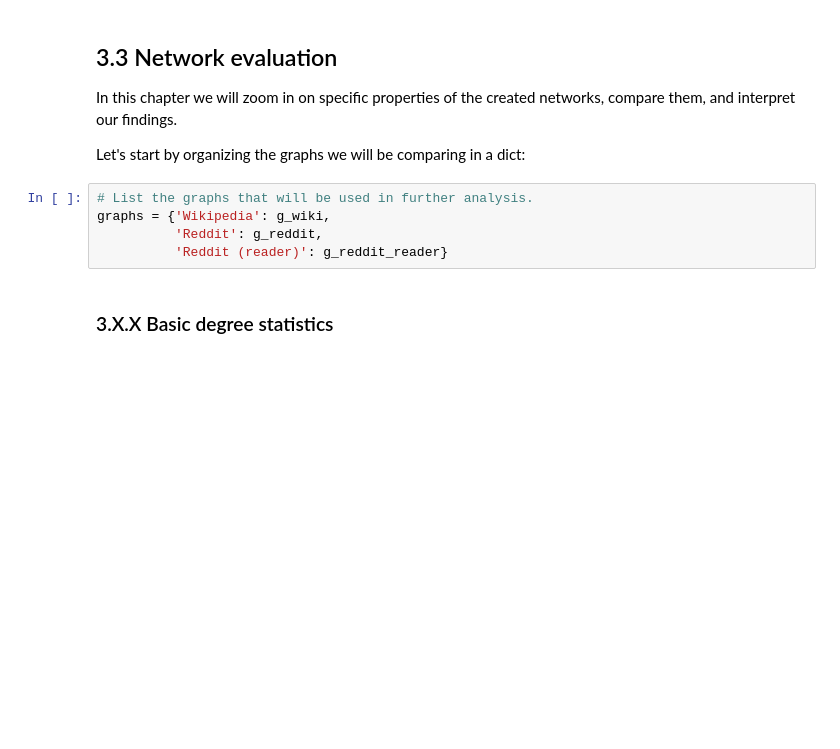
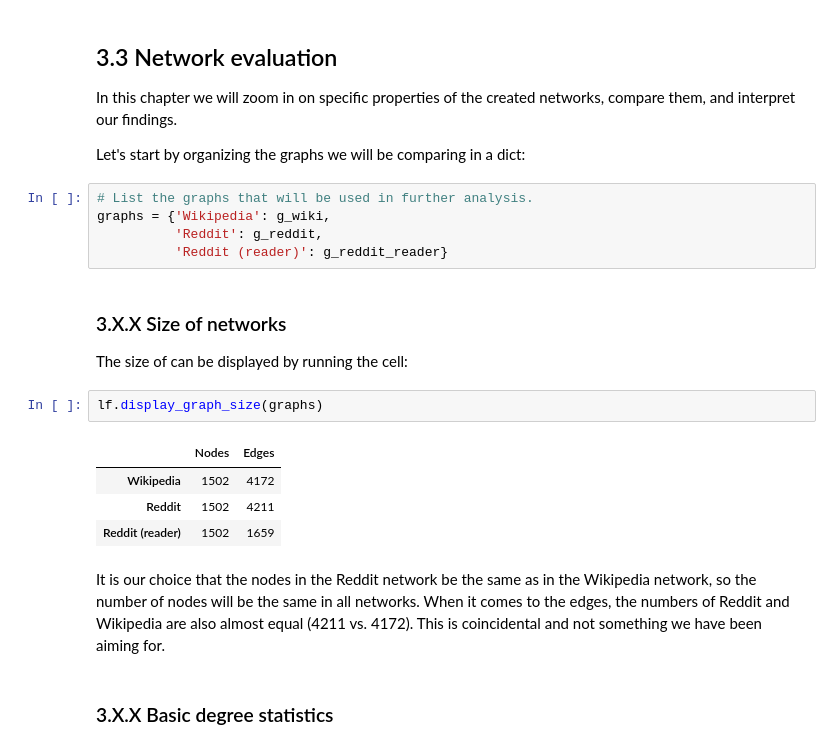
Before and after one commit to wojciechdk/Social_Graphs_and_Interactions_Final_Project, a Jupyter notebook: explainer_notebook/explainer_notebook_wojciech.ipynb, the cells around one changed output. Cells and saved outputs as stored; diff of their text form; blank space fills up the shorter version.

```diff
--- a/explainer_notebook/explainer_notebook_wojciech.ipynb
+++ b/explainer_notebook/explainer_notebook_wojciech.ipynb
@@ -320,6 +323,19 @@ Let's start by organizing the graphs we will be comparing in a dict:
 graphs = {'Wikipedia': g_wiki,
           'Reddit': g_reddit,
           'Reddit (reader)': g_reddit_reader}
+# %% [markdown]
+### 3.X.X Size of networks
+
+The size of can be displayed by running the cell:
+# %%
+lf.display_graph_size(graphs)
+# %% [output]
+|  | Nodes | Edges |
+| Wikipedia | 1502 | 4172 |
+| Reddit | 1502 | 4211 |
+| Reddit (reader) | 1502 | 1659 |
+# %% [markdown]
+It is our choice that the nodes in the Reddit network be the same as in the Wikipedia network, so the number of nodes will be the same in all networks. When it comes to the edges, the numbers of Reddit and Wikipedia are also almost equal (4211 vs. 4172). This is coincidental and not something we have been aiming for.
 # %% [markdown]
 ### 3.X.X Basic degree statistics
 # %%
```
Also changed, not shown: parts of 6 cells of this notebook, 1 other file.
